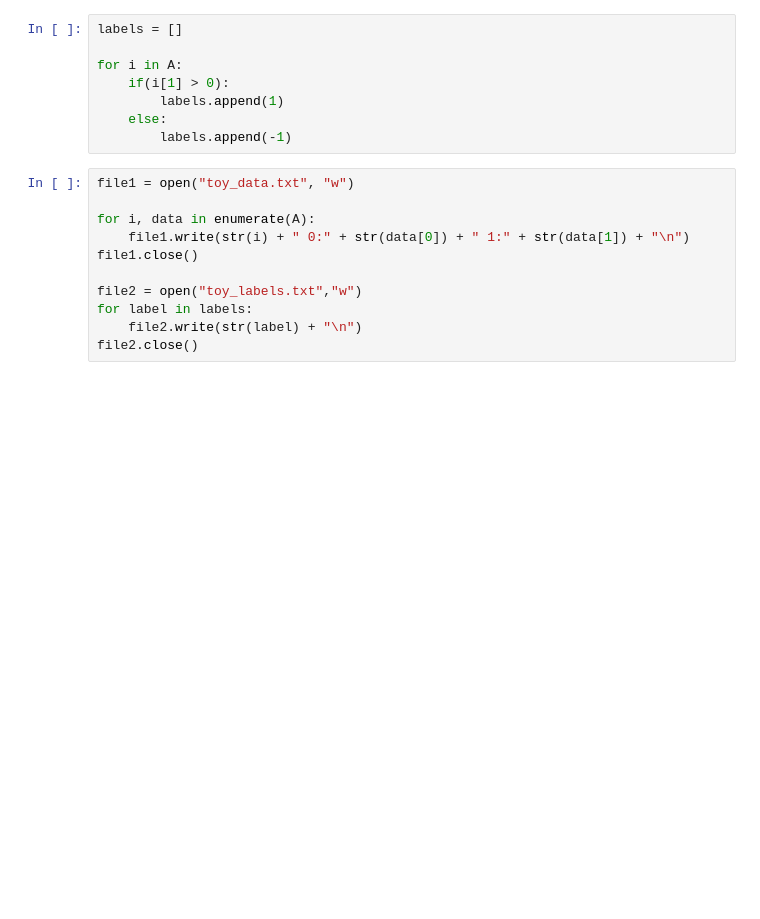
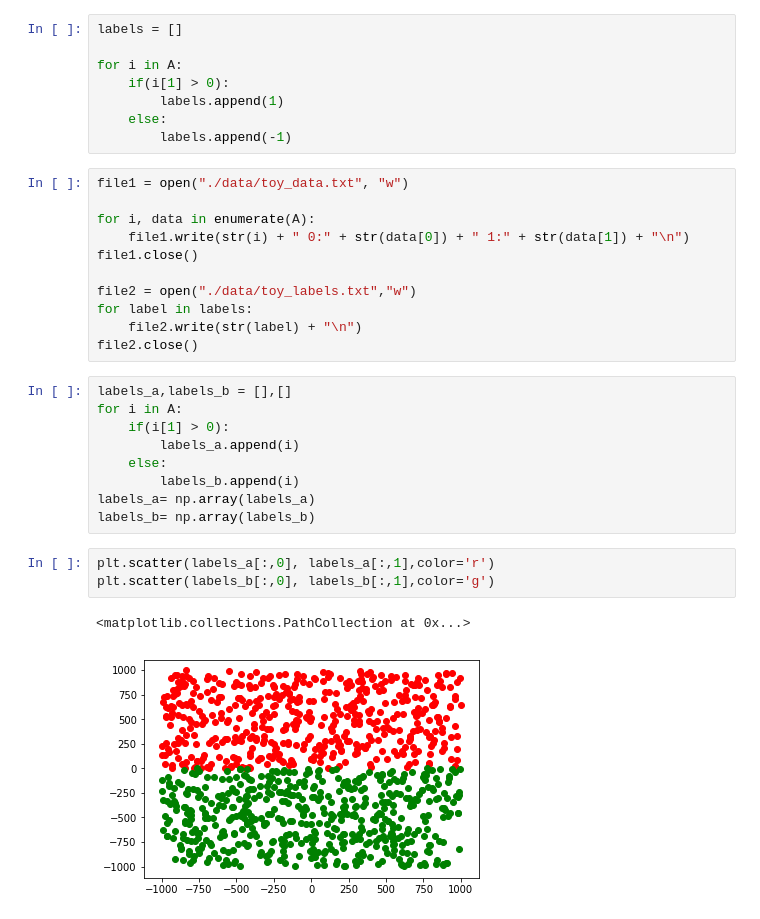
Before and after one commit to atulkumarin/sds_epfl2018, a Jupyter notebook: generate_toy_data.ipynb, the cells around one changed output. Cells and saved outputs as stored; diff of their text form; blank space fills up the shorter version.

```diff
--- a/generate_toy_data.ipynb
+++ b/generate_toy_data.ipynb
@@ -18,13 +18,28 @@ for i in A:
     else:
         labels.append(-1)
 # %%
-file1 = open("toy_data.txt", "w")
+file1 = open("./data/toy_data.txt", "w")
 
 for i, data in enumerate(A):
     file1.write(str(i) + " 0:" + str(data[0]) + " 1:" + str(data[1]) + "\n")
 file1.close()
 
-file2 = open("toy_labels.txt","w")
+file2 = open("./data/toy_labels.txt","w")
 for label in labels:
     file2.write(str(label) + "\n")
 file2.close()
+# %%
+labels_a,labels_b = [],[]
+for i in A:
+    if(i[1] > 0):
+        labels_a.append(i)
+    else:
+        labels_b.append(i)
+labels_a= np.array(labels_a)
+labels_b= np.array(labels_b)
+# %%
+plt.scatter(labels_a[:,0], labels_a[:,1],color='r')
+plt.scatter(labels_b[:,0], labels_b[:,1],color='g')
+# %% [output]
+<matplotlib.collections.PathCollection at 0x...>
+[figure, added]
```
Also changed, not shown: parts of 3 cells of this notebook, 7 other files.
